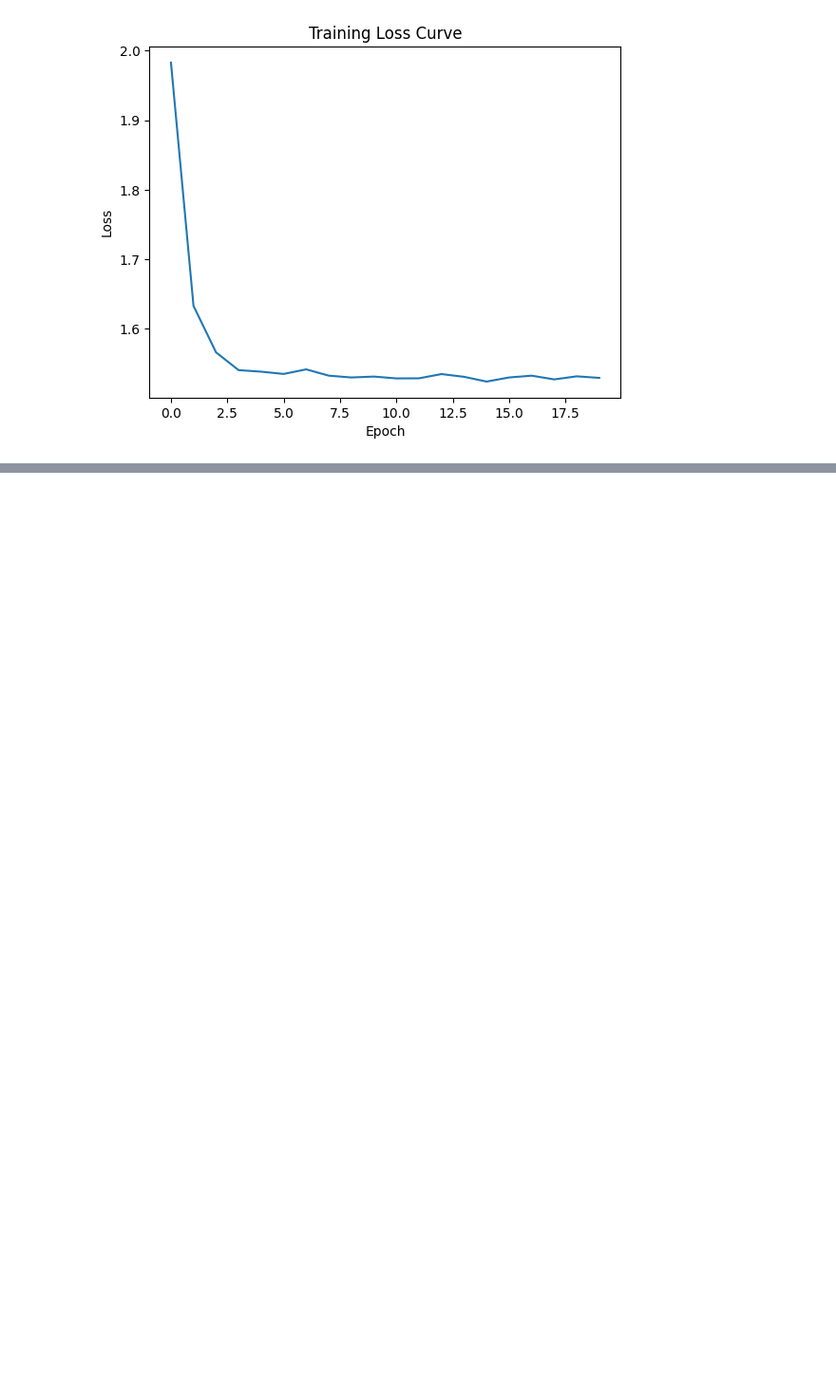
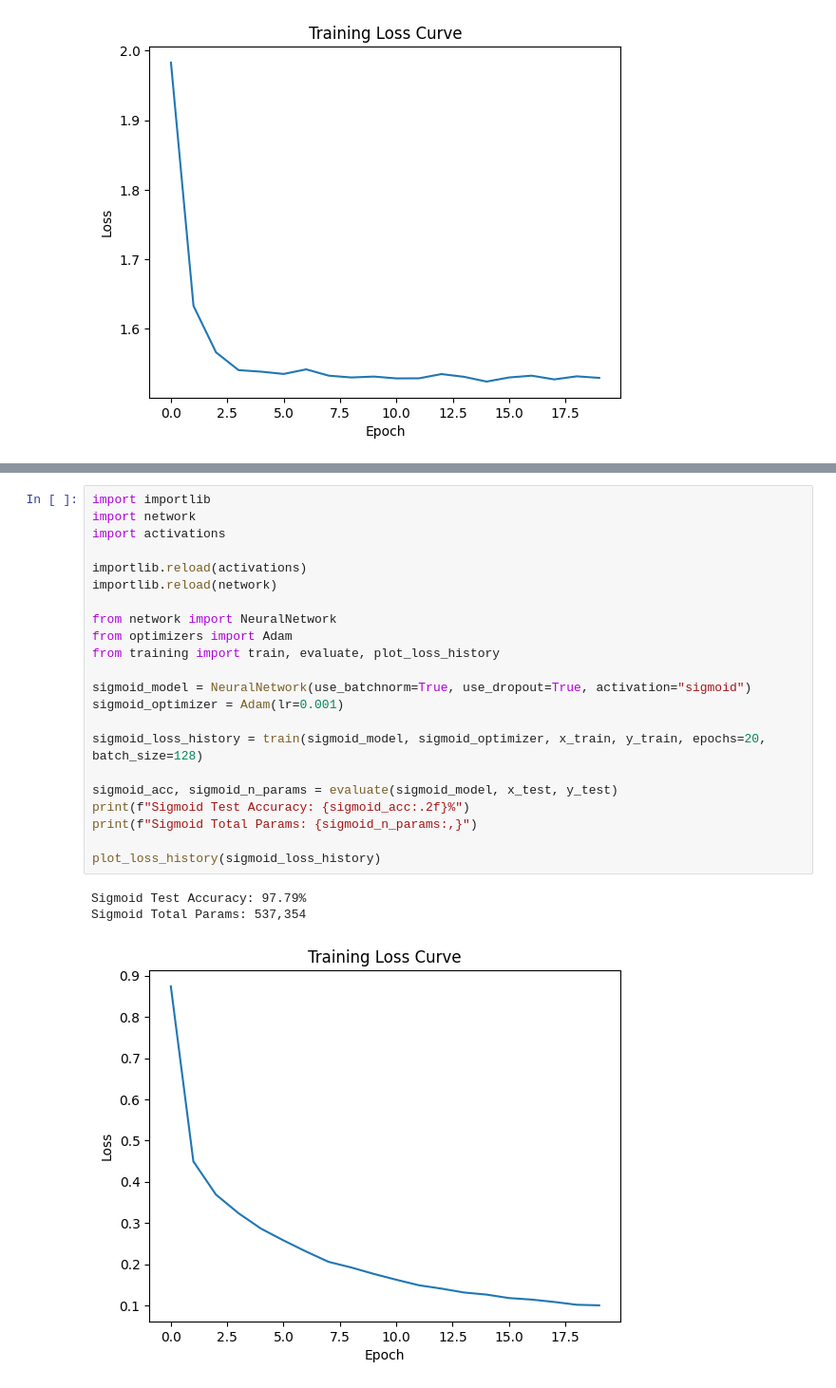
Before and after one commit to devhyun05/group4-minist-lab, a Jupyter notebook: mnist_lab.ipynb, the cells around one changed output, grey strips where cells are left out. Shown at 95% size. Cells and saved outputs as stored; diff of their text form; blank space fills up the shorter version.

Commit message:
lab: change activation function to sigmoid

```diff
--- a/mnist_lab.ipynb
+++ b/mnist_lab.ipynb
@@ -163,0 +168,26 @@ Step Total Params: 537,354
+# %%
+import importlib
+import network
+import activations
+
+importlib.reload(activations)
+importlib.reload(network)
+
+from network import NeuralNetwork
+from optimizers import Adam
+from training import train, evaluate, plot_loss_history
+
+sigmoid_model = NeuralNetwork(use_batchnorm=True, use_dropout=True, activation="sigmoid")
+sigmoid_optimizer = Adam(lr=0.001)
+
+sigmoid_loss_history = train(sigmoid_model, sigmoid_optimizer, x_train, y_train, epochs=20, batch_size=128)
+
+sigmoid_acc, sigmoid_n_params = evaluate(sigmoid_model, x_test, y_test)
+print(f"Sigmoid Test Accuracy: {sigmoid_acc:.2f}%")
+print(f"Sigmoid Total Params: {sigmoid_n_params:,}")
+
+plot_loss_history(sigmoid_loss_history)
+# %% [output]
+Sigmoid Test Accuracy: 97.79%
+Sigmoid Total Params: 537,354
+[figure, added]
```
Also changed, not shown: parts of 1 cell of this notebook, 3 other files.
